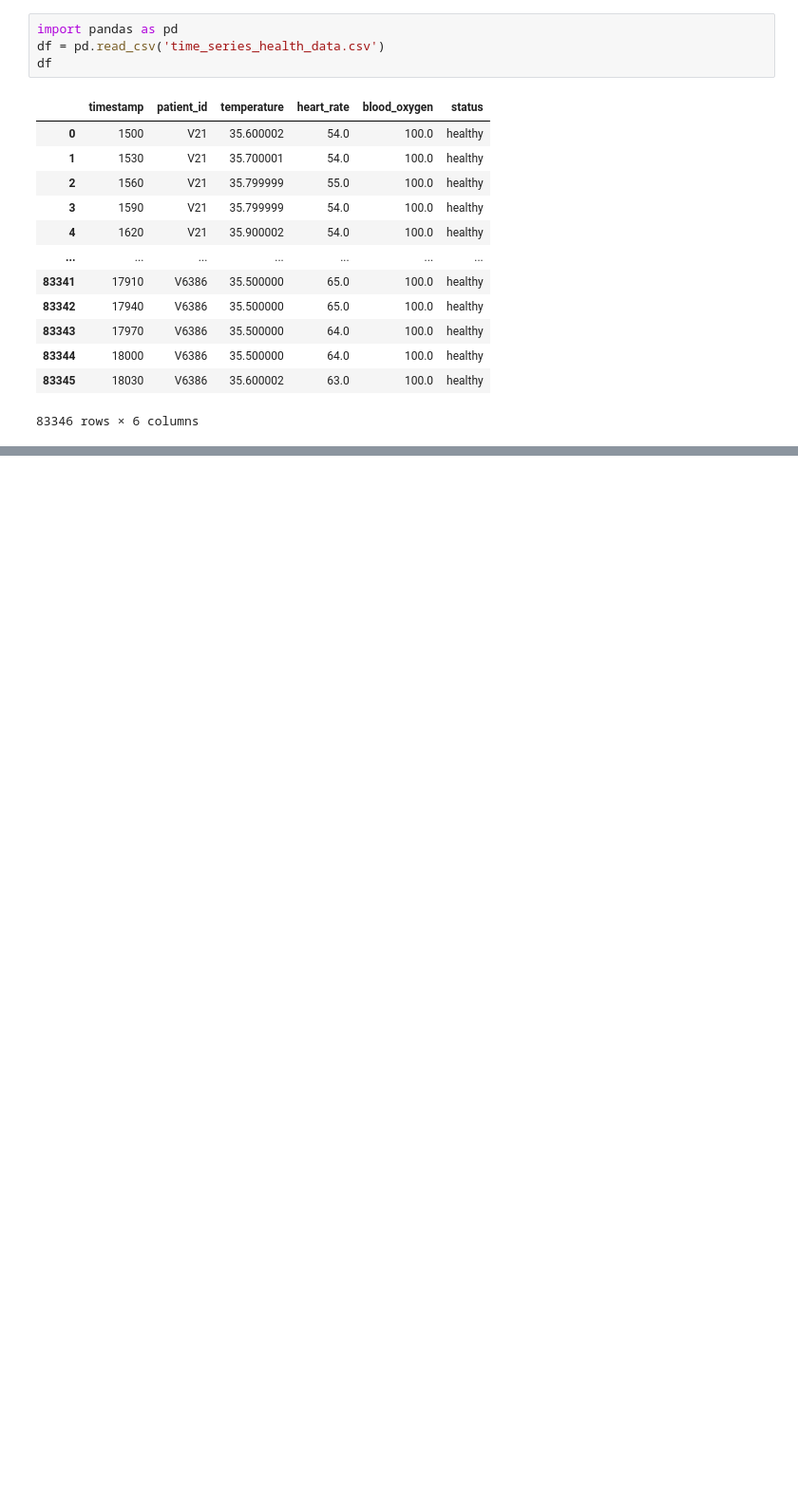
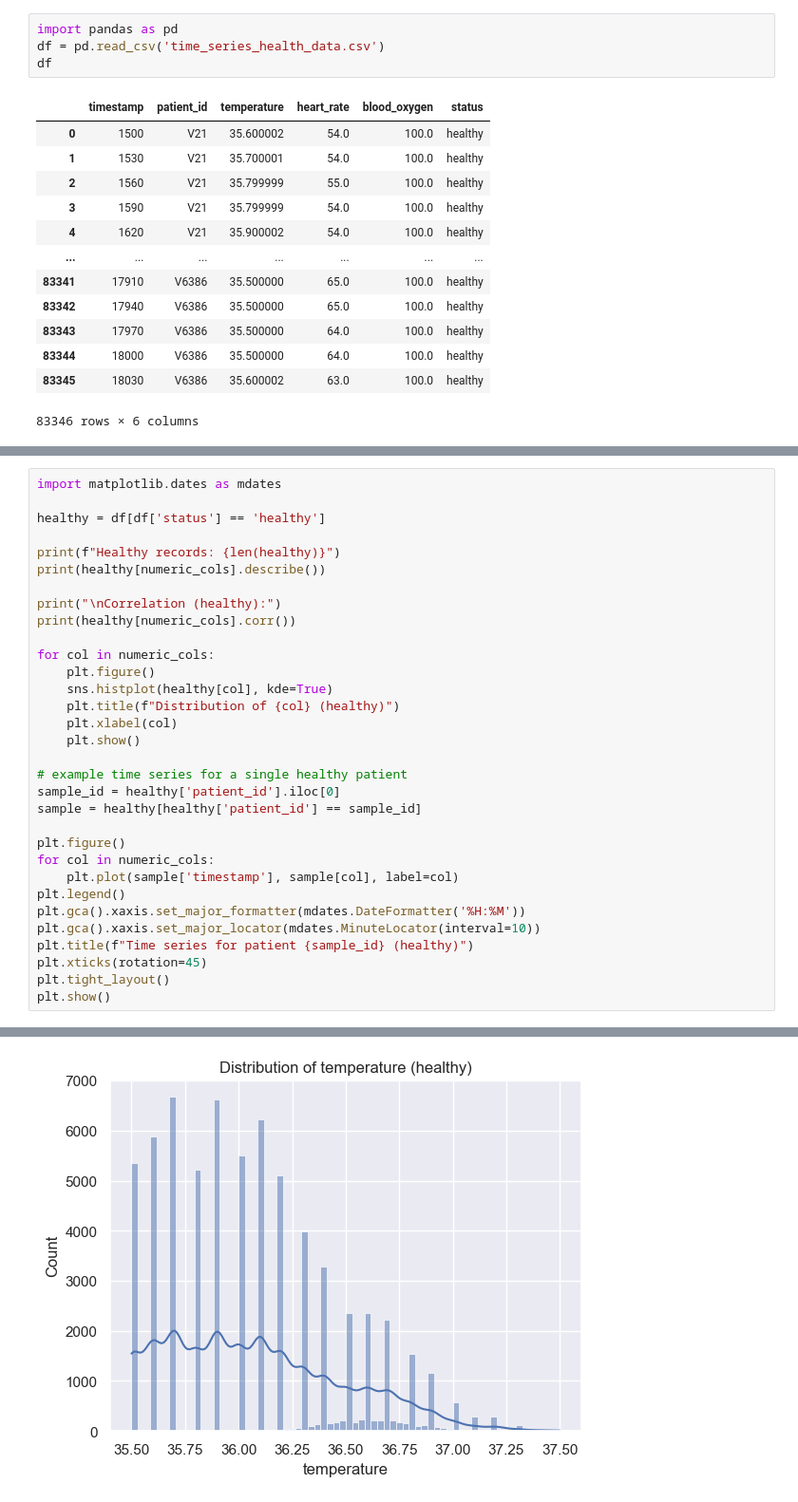
Before and after one commit to HadiGhavi/Keeping-Elderly-People-at-Home-IOT-project, a Jupyter notebook: ClassificationAlgorithm/test.ipynb, the cells around one changed output, grey strips where cells are left out. Shown at 95% size. Saved outputs shown, nothing was run; the diff lists cells and outputs as text; blank space fills up the shorter version.

```diff
--- a/ClassificationAlgorithm/test.ipynb
+++ b/ClassificationAlgorithm/test.ipynb
@@ -111,3 +111,36 @@ dtype: int64
 Total Records: 83346
 Patients: 380
 Time Range: 1970-01-01 00:00:00 to 1970-01-01 06:34:30
+# %%
+import matplotlib.dates as mdates
+
+healthy = df[df['status'] == 'healthy']
+
+print(f"Healthy records: {len(healthy)}")
+print(healthy[numeric_cols].describe())
+
+print("\nCorrelation (healthy):")
+print(healthy[numeric_cols].corr())
+
+for col in numeric_cols:
+    plt.figure()
+    sns.histplot(healthy[col], kde=True)
+    plt.title(f"Distribution of {col} (healthy)")
+    plt.xlabel(col)
+    plt.show()
+
+# example time series for a single healthy patient
+sample_id = healthy['patient_id'].iloc[0]
+sample = healthy[healthy['patient_id'] == sample_id]
+
+plt.figure()
+for col in numeric_cols:
+    plt.plot(sample['timestamp'], sample[col], label=col)
+plt.legend()
+plt.gca().xaxis.set_major_formatter(mdates.DateFormatter('%H:%M'))
+plt.gca().xaxis.set_major_locator(mdates.MinuteLocator(interval=10))
+plt.title(f"Time series for patient {sample_id} (healthy)")
+plt.xticks(rotation=45)
+plt.tight_layout()
+plt.show()
+# %% [output]
@@ -113,0 +163 @@ Time Range: 1970-01-01 00:00:00 to 1970-01-01 06:34:30
+[figure, added]
```
Also changed, not shown: parts of 2 cells of this notebook, 10 other files.
